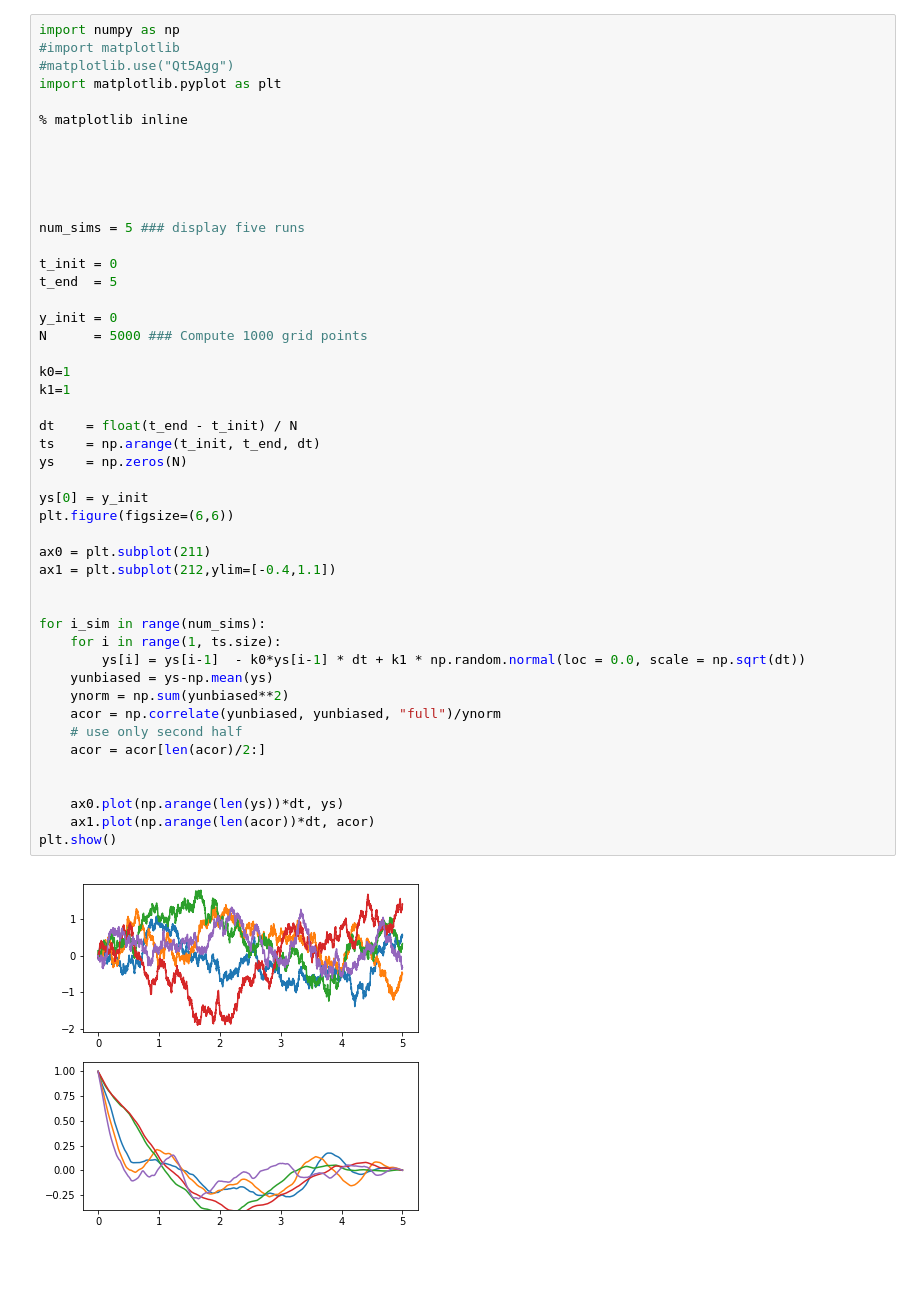
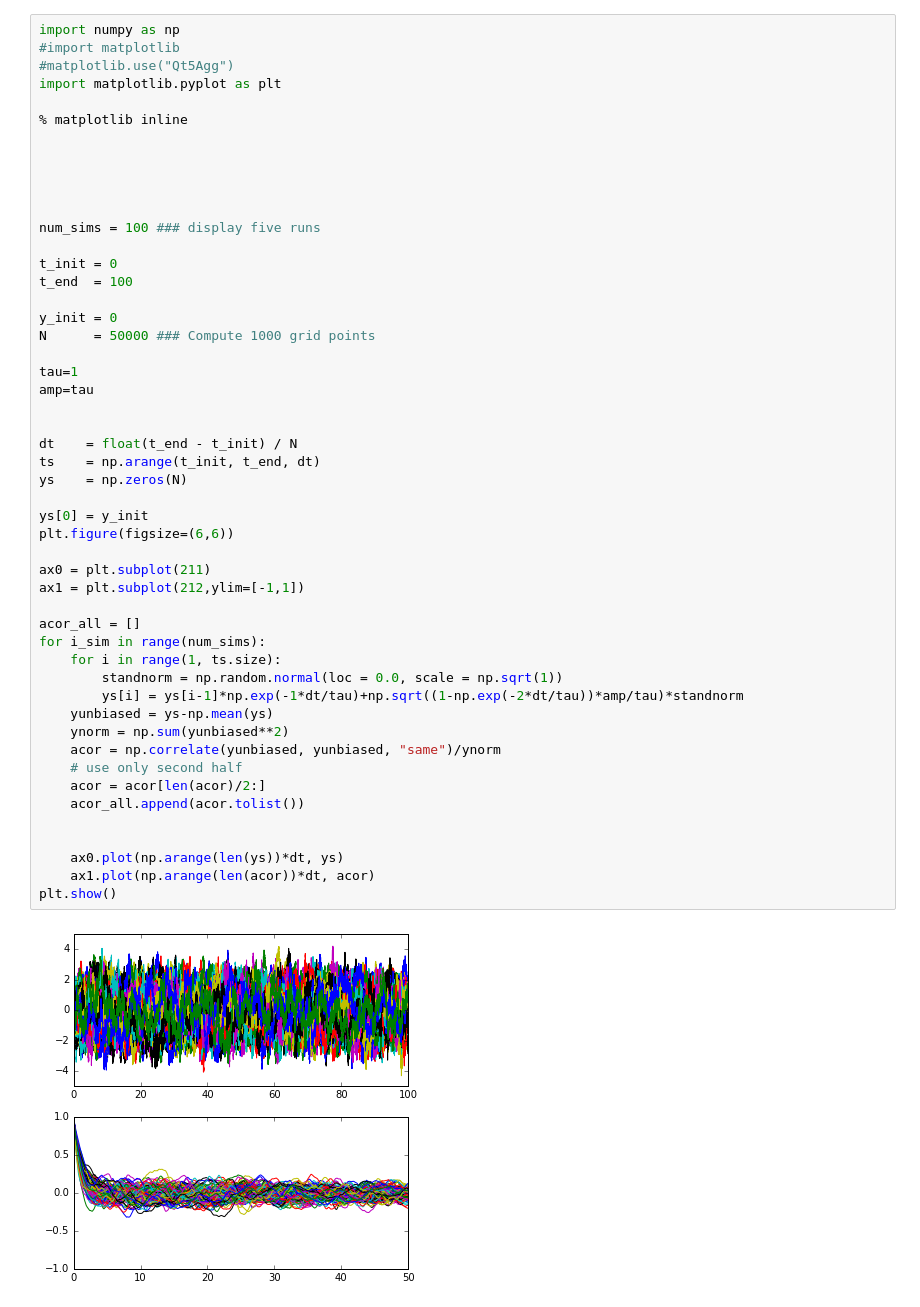
Before and after one commit to baixue0042/pde2d_java, a Jupyter notebook: stochastic_process.ipynb, the cells around one changed output. Drawn from its saved outputs; the diff is of its cells as text; blank space fills up the shorter version.

```diff
--- a/stochastic_process.ipynb
+++ b/stochastic_process.ipynb
@@ -10,40 +10,43 @@ import matplotlib.pyplot as plt
 
 
 
-num_sims = 5 ### display five runs
+num_sims = 100 ### display five runs
 
 t_init = 0
-t_end  = 5
+t_end  = 100
 
 y_init = 0
-N      = 5000 ### Compute 1000 grid points
+N      = 50000 ### Compute 1000 grid points
 
-k0=1
-k1=1
+tau=1
+amp=tau
+
 
 dt    = float(t_end - t_init) / N
 ts    = np.arange(t_init, t_end, dt)
 ys    = np.zeros(N)
 
 ys[0] = y_init
 plt.figure(figsize=(6,6))
 
 ax0 = plt.subplot(211)
-ax1 = plt.subplot(212,ylim=[-0.4,1.1])
+ax1 = plt.subplot(212,ylim=[-1,1])
 
-
+acor_all = []
 for i_sim in range(num_sims):
     for i in range(1, ts.size):
-        ys[i] = ys[i-1]  - k0*ys[i-1] * dt + k1 * np.random.normal(loc = 0.0, scale = np.sqrt(dt))
+        standnorm = np.random.normal(loc = 0.0, scale = np.sqrt(1))
+        ys[i] = ys[i-1]*np.exp(-1*dt/tau)+np.sqrt((1-np.exp(-2*dt/tau))*amp/tau)*standnorm
     yunbiased = ys-np.mean(ys)
     ynorm = np.sum(yunbiased**2)
-    acor = np.correlate(yunbiased, yunbiased, "full")/ynorm
+    acor = np.correlate(yunbiased, yunbiased, "same")/ynorm
     # use only second half
     acor = acor[len(acor)/2:]
+    acor_all.append(acor.tolist())
 
 
     ax0.plot(np.arange(len(ys))*dt, ys)
     ax1.plot(np.arange(len(acor))*dt, acor)
 plt.show()
 # %% [output]
-[figure, old version]
+[figure, new version]
```
Also changed, not shown: parts of 2 cells of this notebook, 1 other file.
